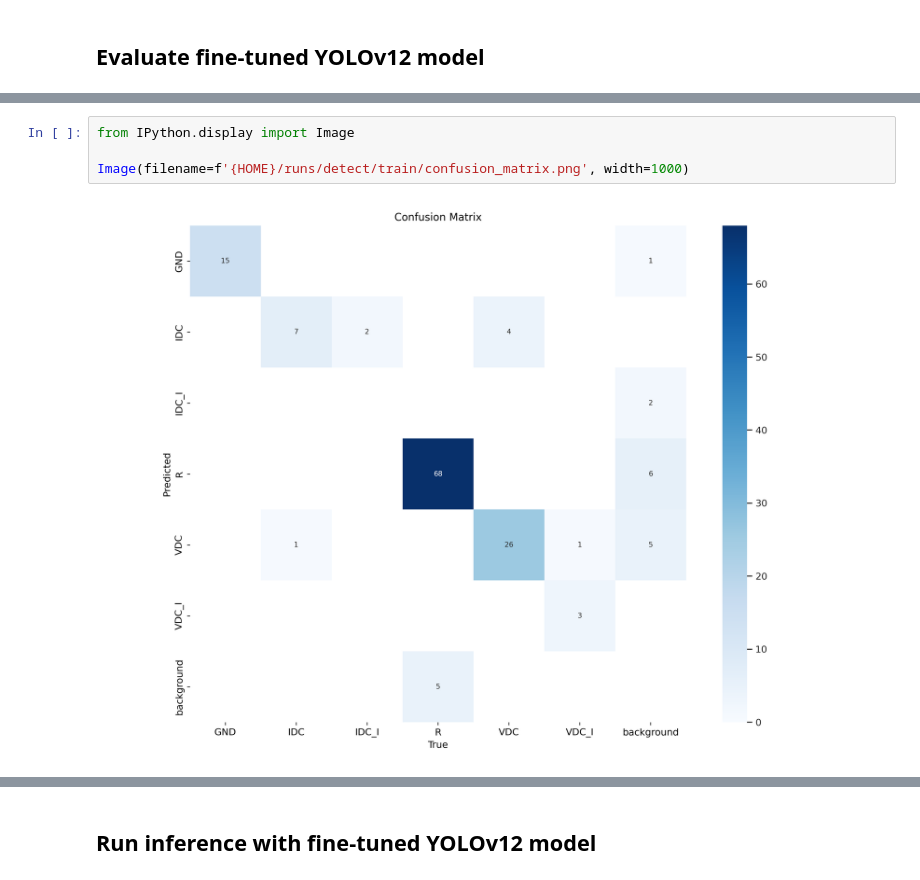
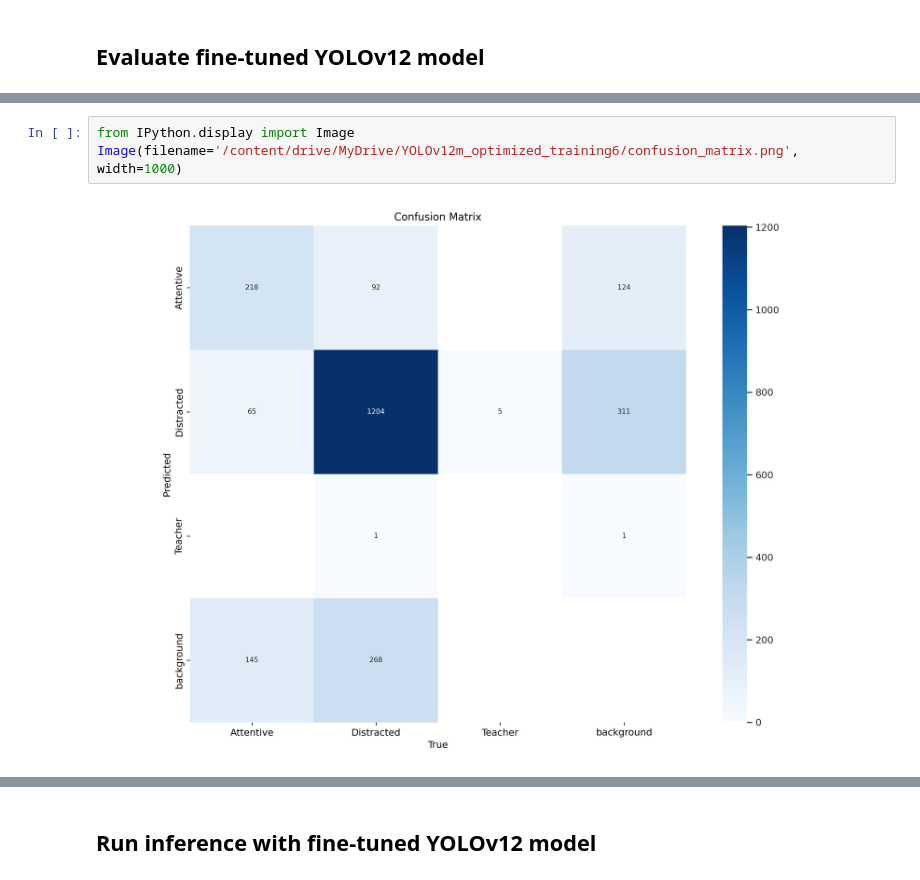
Before and after one commit to youssef-khalf/-OIBSIP, a Jupyter notebook: notebooks/train-yolov12-object-detection-model.ipynb, the cells around one changed output, grey strips where cells are left out. Drawn from its saved outputs; the diff is of its cells as text.

```diff
--- a/notebooks/train-yolov12-object-detection-model.ipynb
+++ b/notebooks/train-yolov12-object-detection-model.ipynb
@@ -198,9 +239,8 @@ labels.jpg                                          train_batch1.jpg  weights
 # %%
 from IPython.display import Image
-
-Image(filename=f'{HOME}/runs/detect/train/confusion_matrix.png', width=1000)
+Image(filename='/content/drive/MyDrive/YOLOv12m_optimized_training6/confusion_matrix.png', width=1000)
 # %% [output]
-[figure, old version]
+[figure, new version]
 # %%
 from IPython.display import Image
 
```
Also changed, not shown: parts of 12 cells of this notebook.
